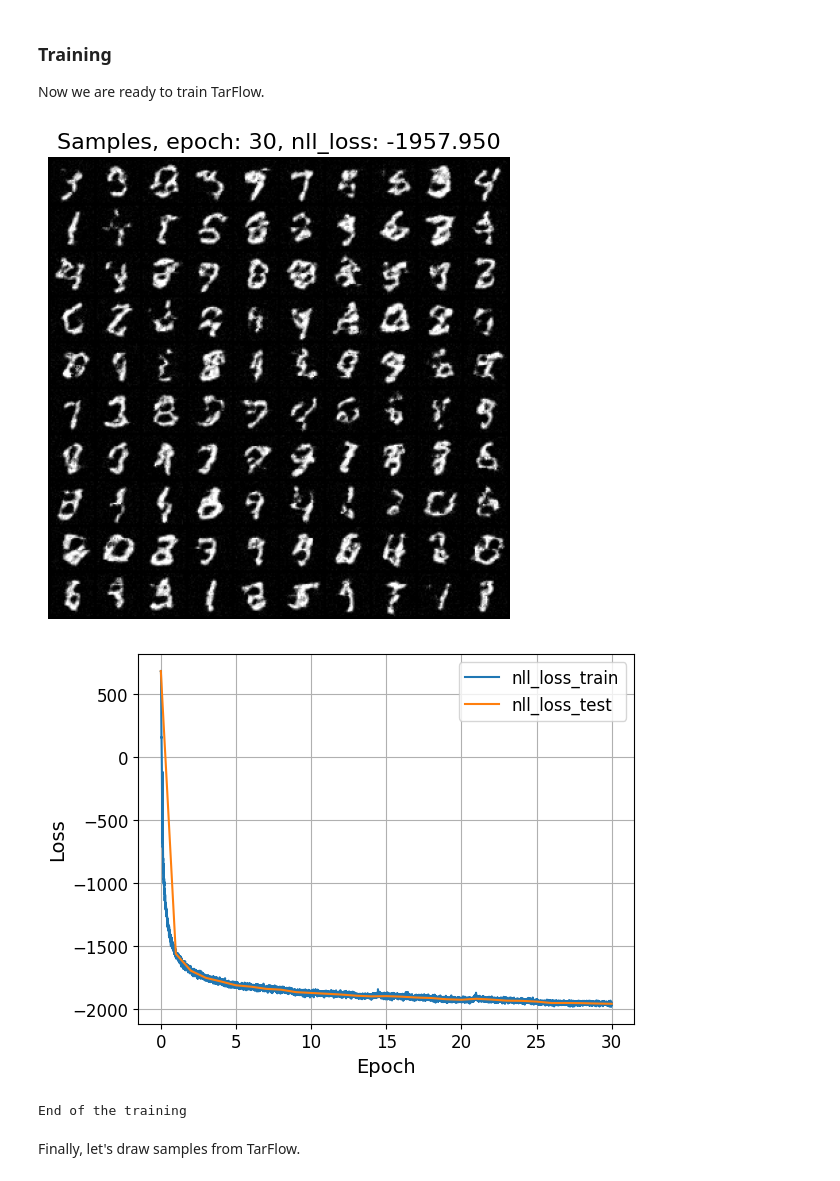
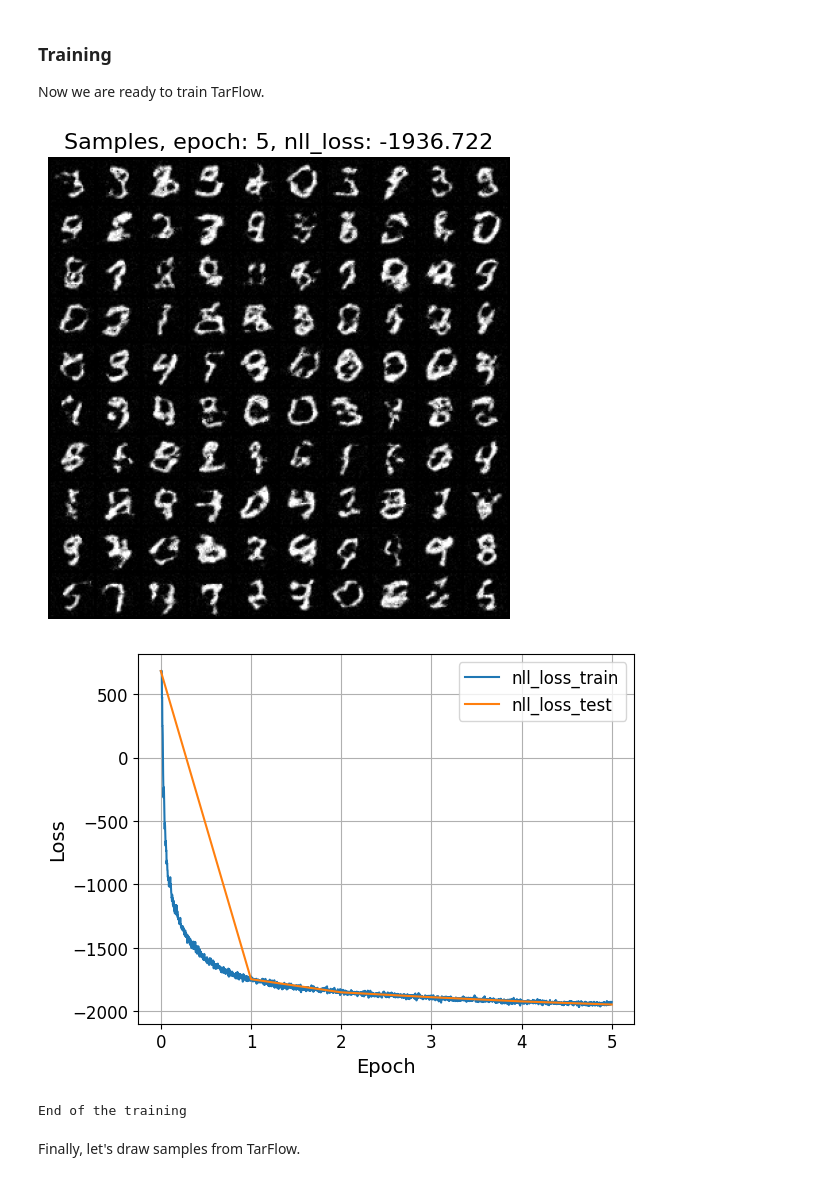
Before and after one commit to ma-tt-a/2026-DGM-MIPT-YSDA-course, a Jupyter notebook: homeworks/hw1.ipynb, the cells around one changed output. Cells and saved outputs as stored; diff of their text form; code cells hidden in the pictures.

```diff
--- a/homeworks/hw1.ipynb
+++ b/homeworks/hw1.ipynb
@@ -540,16 +736,20 @@ Now we are ready to train our model.
 # ====
 # your code
 # choose these parameters
-EPOCHS =
-BATCH_SIZE =
-LR =
+EPOCHS = 5
+BATCH_SIZE = 128
+LR = 5e-3
 
-EMB_DIM =
-NUM_HEADS =
-NUM_LAYERS =
+EMB_DIM = 128
+NUM_HEADS = 8
+NUM_LAYERS = 6
 # ====
 
 any_order_gpt = AnyOrderImageGPT((32, 32), EMB_DIM, NUM_HEADS, NUM_LAYERS)
+
+train_loader = data.DataLoader(train_data, batch_size=BATCH_SIZE, shuffle=True)
+test_loader = data.DataLoader(test_data, batch_size=BATCH_SIZE)
+
 optimizer = torch.optim.Adam(any_order_gpt.parameters(), lr=LR)
 
 train_model(
@@ -559,8 +759,9 @@ train_model(
     epochs=EPOCHS,
     optimizer=optimizer,
     device=DEVICE,
-    n_samples=16, # Remember the inference is slow, so, you can lower the value
-    visualize_samples=True, # or you can turn off sampling by setting `visualize_samples=False`
+    n_samples=16,  # Remember the inference is slow, so, you can lower the value
+    # or you can turn off sampling by setting `visualize_samples=False`
+    visualize_samples=True,
     use_amp=True
 )
 # %% [output]
@@ -581,5 +784,6 @@ In this task, you will implement a small **Transformer Autoregressive Flow (TarF
 
 Let's prepare some continuous MNIST data.
 # %%
-train_data, _, test_data, _ = load_dataset("mnist", flatten=False, binarize=False)
+train_data, _, test_data, _ = load_dataset(
+    "mnist", flatten=False, binarize=False)
 visualize_images(train_data, "MNIST samples")
@@ -823,15 +1099,15 @@ Now we are ready to train TarFlow.
 # ====
 # your code
 # choose these parameters
-EPOCHS =
-BATCH_SIZE =
-LR =
+EPOCHS = 5
+BATCH_SIZE = 128
+LR = 5e-4
 
-PATCH_SIZE =
-EMB_DIM =
-NUM_HEADS =
-NUM_LAYERS =
-NUM_BLOCKS =
+PATCH_SIZE = 8
+EMB_DIM = 128
+NUM_HEADS = 8
+NUM_LAYERS = 6
+NUM_BLOCKS = 6
 # ====
 
 tarflow = TarFlow(
@@ -846,6 +1122,8 @@ tarflow = TarFlow(
 
 # we add Gaussian noise to smooth the many exact zeros in MNIST
 # this helps the flow learn a continuous density and improves sample quality
+
+
 class GaussianNoiseDataset(data.Dataset):
     def __init__(self, images, noise_std_scaled: float) -> None:
         self.images = images
@@ -854,35 +1132,36 @@ class GaussianNoiseDataset(data.Dataset):
     def __len__(self) -> int:
         return len(self.images)
 
     def __getitem__(self, index: int) -> torch.Tensor:
         x = torch.as_tensor(self.images[index], dtype=torch.float32)
         return x + self.noise_std * torch.randn_like(x)
+
 
 train_loader = data.DataLoader(
     GaussianNoiseDataset(train_data, 0.05), batch_size=BATCH_SIZE, shuffle=True
 )
 test_loader = data.DataLoader(
     GaussianNoiseDataset(test_data, 0.05), batch_size=BATCH_SIZE
 )
 
 # choose any optimizer/scheduler as you want
 optimizer = torch.optim.AdamW(tarflow.parameters(), lr=LR)
 
 train_model(
     tarflow,
     train_loader,
     test_loader,
     epochs=EPOCHS,
     optimizer=optimizer,
     gradient_clip_val=1.0,
     device=DEVICE,
     visualize_samples=True,
     loss_key="nll_loss",
     use_amp=True,
 )
 # %% [output]
-[figure, old version]
+[figure, new version]
-[figure, old version]
+[figure, new version]
 End of the training
 # %% [markdown]
 Finally, let's draw samples from TarFlow.
```
Also changed, not shown: parts of 21 cells of this notebook.
